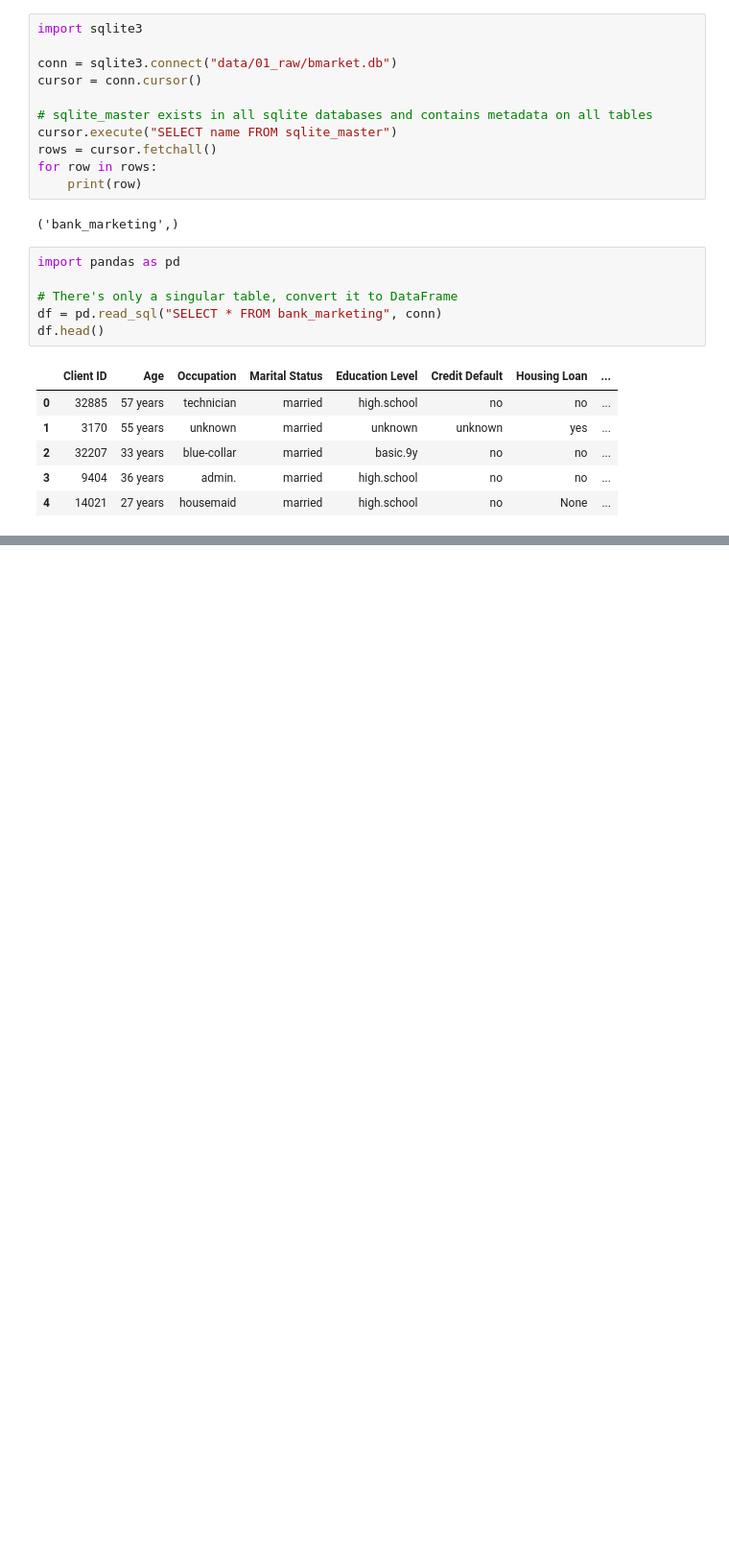
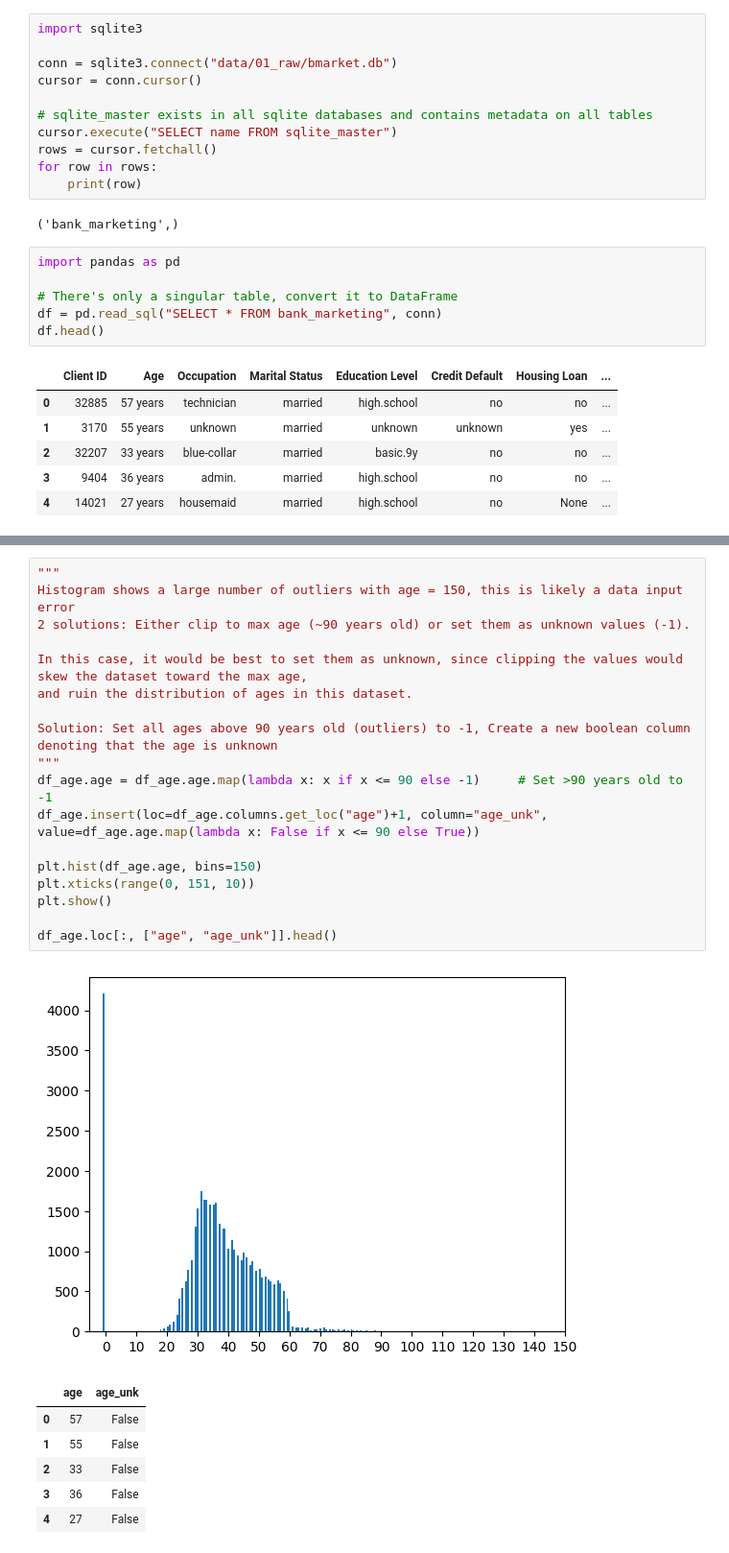
Before and after one commit to mysticshirou/EGT309-TeamJunHoe, a Jupyter notebook: eda.ipynb, the cells around one changed output, grey strips where cells are left out. Shown: that part at 96% size. Saved outputs shown, nothing was run; the diff lists cells and outputs as text; blank space fills up the shorter version.

```diff
--- a/eda.ipynb
+++ b/eda.ipynb
@@ -30,0 +93,26 @@ df.head()
+# %%
+"""
+Histogram shows a large number of outliers with age = 150, this is likely a data input error
+2 solutions: Either clip to max age (~90 years old) or set them as unknown values (-1).
+
+In this case, it would be best to set them as unknown, since clipping the values would skew the dataset toward the max age,
+and ruin the distribution of ages in this dataset.
+
+Solution: Set all ages above 90 years old (outliers) to -1, Create a new boolean column denoting that the age is unknown
+"""
+df_age.age = df_age.age.map(lambda x: x if x <= 90 else -1)     # Set >90 years old to -1
+df_age.insert(loc=df_age.columns.get_loc("age")+1, column="age_unk", value=df_age.age.map(lambda x: False if x <= 90 else True))
+
+plt.hist(df_age.age, bins=150)
+plt.xticks(range(0, 151, 10))
+plt.show()
+
+df_age.loc[:, ["age", "age_unk"]].head()
+# %% [output]
+[figure, added]
+|  | age | age_unk |
+| 0 | 57 | False |
+| 1 | 55 | False |
+| 2 | 33 | False |
+| 3 | 36 | False |
+| 4 | 27 | False |
```
Also changed, not shown: parts of 32 cells of this notebook, 1 other file.
